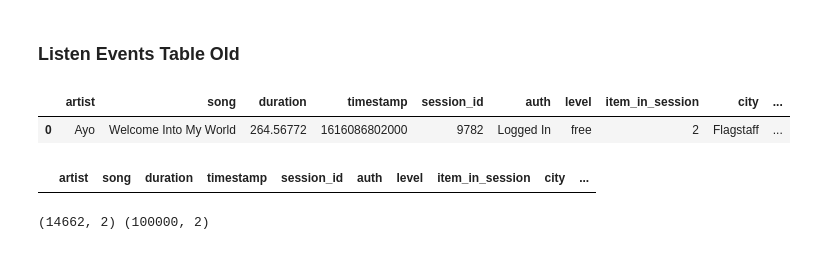
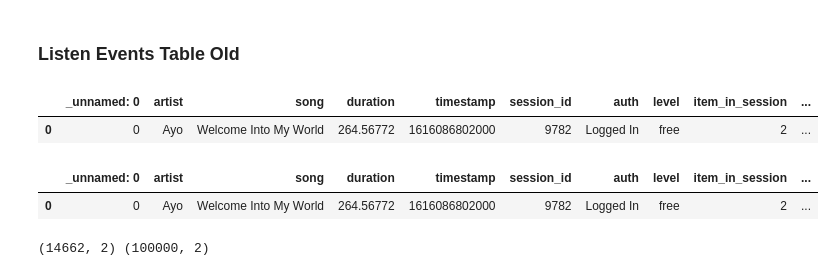
Before and after one commit to lupusruber/music_analytics, a Jupyter notebook: notebooks/tests.ipynb, the cells around one changed output. Cells and saved outputs as stored; diff of their text form; code cells hidden in the pictures.

```diff
--- a/notebooks/tests.ipynb
+++ b/notebooks/tests.ipynb
@@ -3,8 +3,9 @@ import pandas as pd
 # %% [markdown]
 ### Listen Events Table Old
 # %%
-df = pd.read_csv("/home/lupusruber/music_analytics/data/events.csv", encoding="utf-8")
-df.drop(["Unnamed: 0"], inplace=True, axis=1)
+df = pd.read_csv(
+    "/home/lupusruber/music_analytics/data/data/events.csv", encoding="utf-8"
+)
 # %%
 transform_string = (
     lambda x: "".join([("_" + i if i.isupper() else i) for i in x]).strip().lower()
@@ -15,12 +16,13 @@ df = df.rename({"ts": "timestamp"}, axis=1)
 # %%
 df.head(1)
 # %% [output]
-|  | artist | song | duration | timestamp | session_id | auth | level | item_in_session | city | ... |
-| 0 | Ayo | Welcome Into My World | 264.56772 | 1616086802000 | 9782 | Logged In | free | 2 | Flagstaff | ... |
+|  | _unnamed: 0 | artist | song | duration | timestamp | session_id | auth | level | item_in_session | ... |
+| 0 | 0 | Ayo | Welcome Into My World | 264.56772 | 1616086802000 | 9782 | Logged In | free | 2 | ... |
 # %%
-df.query("timestamp == registration")
+df.query("timestamp == 1616086802000")
 # %% [output]
-|  | artist | song | duration | timestamp | session_id | auth | level | item_in_session | city | ... |
+|  | _unnamed: 0 | artist | song | duration | timestamp | session_id | auth | level | item_in_session | ... |
+| 0 | 0 | Ayo | Welcome Into My World | 264.56772 | 1616086802000 | 9782 | Logged In | free | 2 | ... |
 # %%
 print(
     df[["session_id", "user_id"]].drop_duplicates().shape,
```
Also changed, not shown: parts of 36 cells of this notebook, 14 other files.
